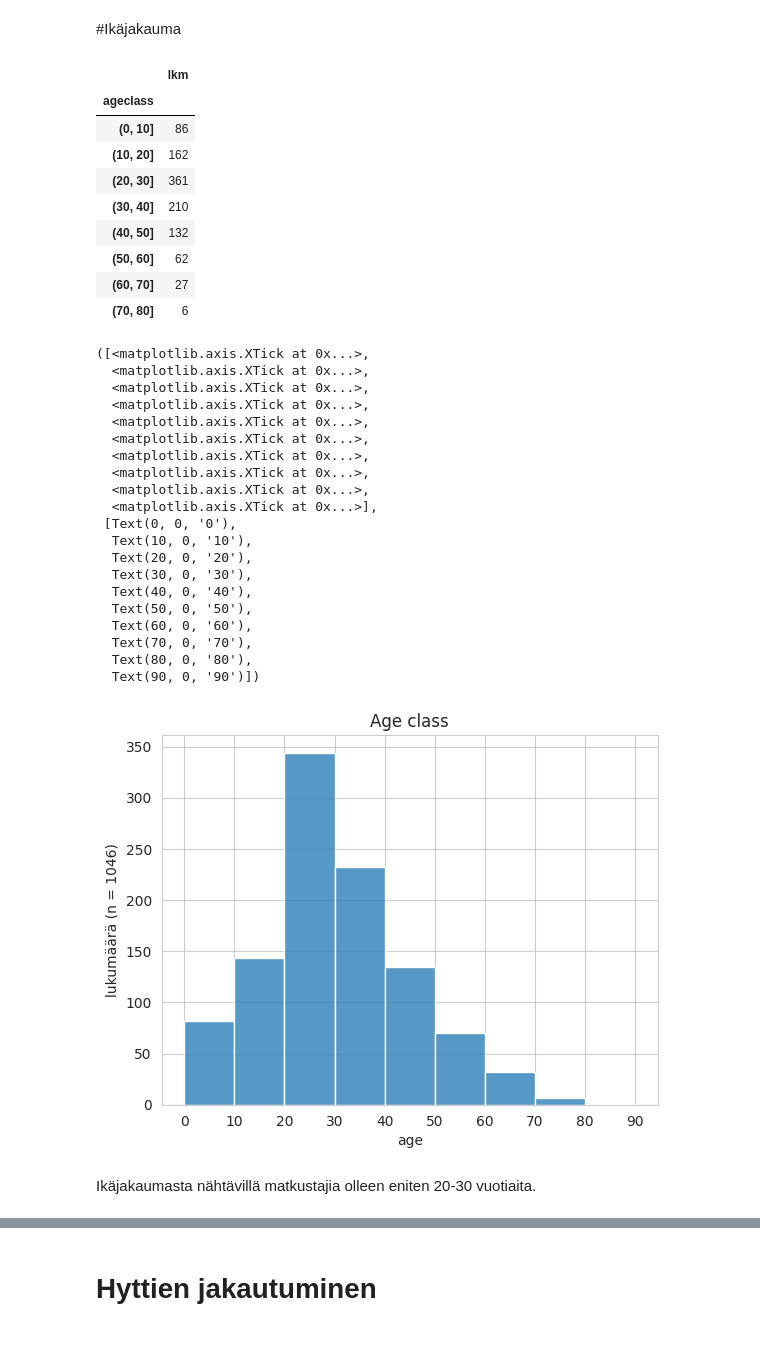
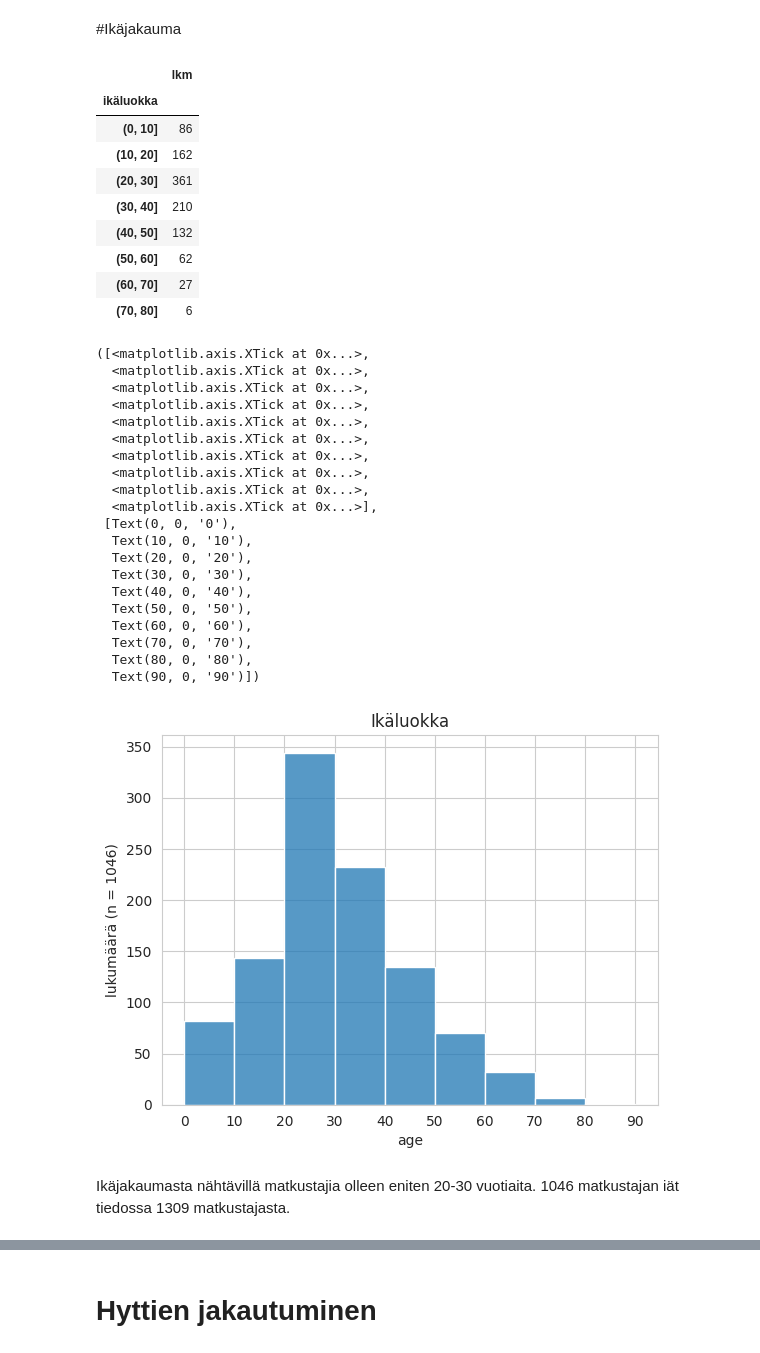
Before and after one commit to JennyMyy/Data-analytiikka, a Jupyter notebook: Titanic.ipynb, the cells around one changed output, grey strips where cells are left out. Drawn from its saved outputs; the diff is of its cells as text; code cells hidden in the pictures.

```diff
--- a/Titanic.ipynb
+++ b/Titanic.ipynb
@@ -123,10 +131,11 @@ df['ageclass'] = pd.cut(df['age'], bins=bins)
 
 df2 = pd.crosstab(df['ageclass'], 'lkm')
 df2.columns.name = ''
+df2.index.name = 'ikäluokka'
 df2
 # %% [output]
 |  | lkm |
-| ageclass |  |
+| ikäluokka |  |
 | (0, 10] | 86 |
 | (10, 20] | 162 |
 | (20, 30] | 361 |
@@ -136,34 +145,36 @@ df2
 | (60, 70] | 27 |
 | (70, 80] | 6 |
 # %%
-plt.title('Age class')
+# Pylvästaulukko ikäjakaumasta
+
+plt.title('Ikäluokka')
 sns.histplot(df['age'], bins=bins)
 
 plt.ylabel(f'lukumäärä (n = {df["age"].count()})')
 
 # x-akselille luokkien rajakohdat
 plt.xticks(bins)
 # %% [output]
 ([<matplotlib.axis.XTick at 0x...>,
   <matplotlib.axis.XTick at 0x...>,
   <matplotlib.axis.XTick at 0x...>,
   <matplotlib.axis.XTick at 0x...>,
   <matplotlib.axis.XTick at 0x...>,
   <matplotlib.axis.XTick at 0x...>,
   <matplotlib.axis.XTick at 0x...>,
   <matplotlib.axis.XTick at 0x...>,
   <matplotlib.axis.XTick at 0x...>,
   <matplotlib.axis.XTick at 0x...>],
  [Text(0, 0, '0'),
   Text(10, 0, '10'),
   Text(20, 0, '20'),
   Text(30, 0, '30'),
   Text(40, 0, '40'),
   Text(50, 0, '50'),
   Text(60, 0, '60'),
   Text(70, 0, '70'),
   Text(80, 0, '80'),
   Text(90, 0, '90')])
-[figure, old version]
+[figure, new version]
 # %% [markdown]
-Ikäjakaumasta nähtävillä matkustajia olleen eniten 20-30 vuotiaita.
+Ikäjakaumasta nähtävillä matkustajia olleen eniten 20-30 vuotiaita. 1046 matkustajan iät tiedossa 1309 matkustajasta.
```
Also changed, not shown: parts of 15 cells of this notebook.
